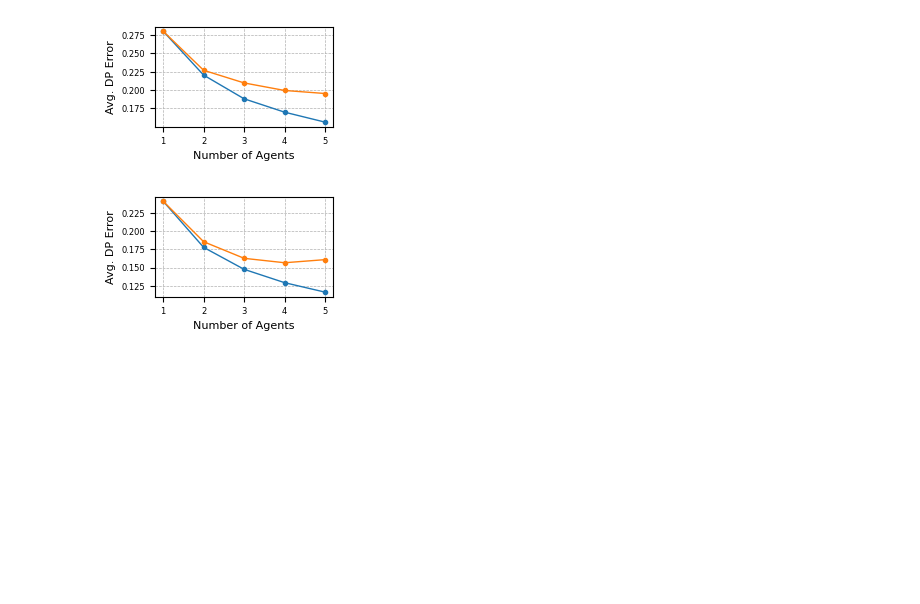
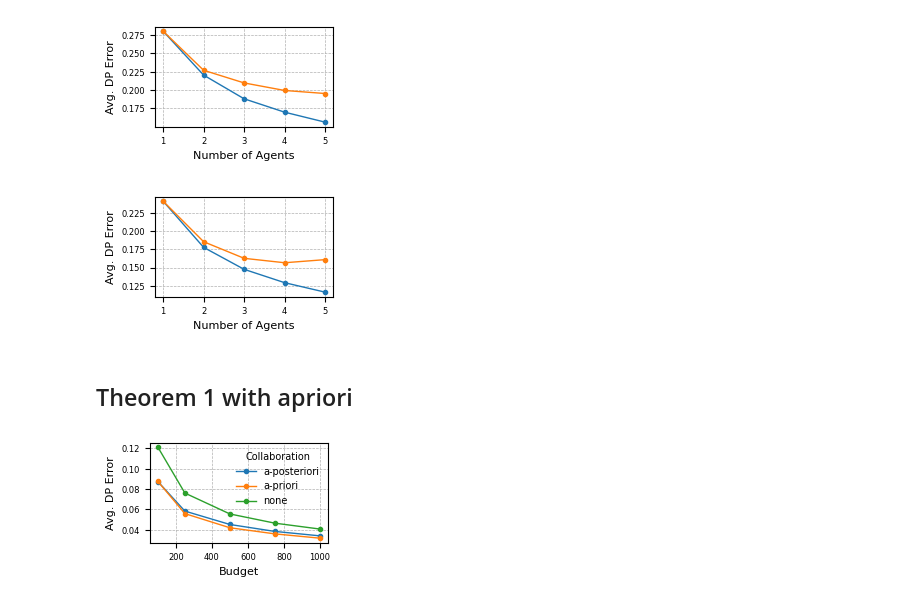
Before and after one commit to sacs-epfl/fairness-audits-with-collaboration, a Jupyter notebook: scripts/plots_ECAI.ipynb, the cells around one changed output. Drawn from its saved outputs; the diff is of its cells as text; code cells hidden in the pictures; blank space fills up the shorter version.

```diff
--- a/scripts/plots_ECAI.ipynb
+++ b/scripts/plots_ECAI.ipynb
@@ -303,3 +304,5 @@ csv_name = 'pp_multicolab_apr_vs_apo.csv'
 dh1.to_csv(f'/home/dhasade/audits/ml-audits/results/ECAI/plots_data/{csv_name}', index=False)
 # %% [output]
 [figure]
+# %% [markdown]
+## Theorem 1 with apriori
@@ -305,0 +313,46 @@ dh1.to_csv(f'/home/dhasade/audits/ml-audits/results/ECAI/plots_data/{csv_name}',
+# %%
+df1 = pd.read_csv(f1)
+dg1 = pd.read_csv(g1)
+dh1 = pd.read_csv(h1)
+# %%
+s = 7
+params = {
+   'legend.fontsize': s,
+   'legend.title_fontsize': s,
+   'xtick.labelsize': 6,
+   'ytick.labelsize': 6,
+   'axes.labelsize': s+1,
+   'text.usetex': False,
+   'figure.figsize': [2.3, 1.3],
+#    'figure.figsize': [3.2, 1.1],
+   'lines.linewidth': 1,
+   'lines.markersize': 3,
+   'axes.titlesize': s+1,
+   }
+
+# set rc params
+plt.rcParams.update(params)
+# no background for the legend
+plt.rc('legend', frameon=False)    # no background for the legend
+# %%
+collabs = df1['collaboration'].unique()
+# %%
+# plot budget vs dp_error for each collaboration
+fig, ax = plt.subplots()
+for collaboration in collabs:
+    df_temp = df1[df1['collaboration'] == collaboration]
+    ax.plot(df_temp['budget'], df_temp['dp_error'], label=label_map[collaboration], marker='o')
+
+ax.set_xlabel('Budget')
+ax.set_ylabel('Avg. DP Error')
+ax.legend(title='Collaboration')
+
+plt.grid(True, which='both', linestyle='--', linewidth=0.5)
+
+plot_name = 'ft_budget_vs_error_all.pdf'
+plt.savefig(f'/home/dhasade/audits/ml-audits/results/ECAI/plots/{plot_name}', bbox_inches='tight', dpi=300)
+
+csv_name = 'ft_budget_vs_error_all.csv'
+df1.to_csv(f'/home/dhasade/audits/ml-audits/results/ECAI/plots_data/{csv_name}', index=False)
+# %% [output]
+[figure, added]
```
Also changed, not shown: parts of 15 cells of this notebook, 1 other file.
